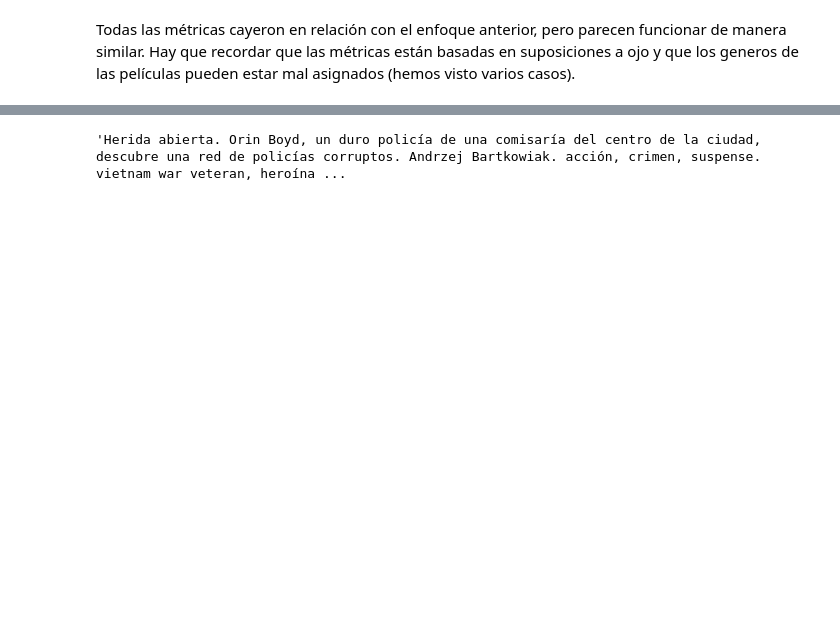
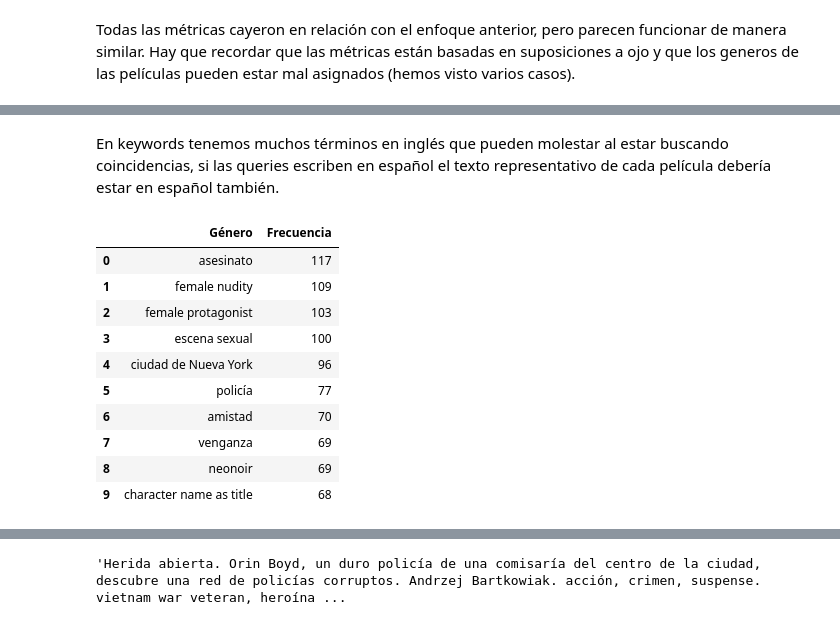
Before and after one commit to nazarenomm/Sistema-de-recomendacion-de-peliculas, a Jupyter notebook: notebooks/entrega_final.ipynb, the cells around one changed output, grey strips where cells are left out. Saved outputs shown, nothing was run; the diff lists cells and outputs as text; code cells hidden in the pictures; blank space fills up the shorter version.

```diff
--- a/notebooks/entrega2.ipynb
+++ b/notebooks/entrega_final.ipynb
@@ -843,0 +856,29 @@ Todas las métricas cayeron en relación con el enfoque anterior, pero parecen f
+# %% [markdown]
+En keywords tenemos muchos términos en inglés que pueden molestar al estar buscando coincidencias, si las queries escriben en español el texto representativo de cada película debería estar en español también.
+# %%
+contador_kw = Counter()
+
+for kw_str in df_pelis['keywords']:
+    kw_str = kw_str.strip('[]')
+    kw_list = [k.strip() for k in kw_str.split(',')]
+    contador_kw.update(kw_list)
+
+# convertir a DataFrame
+df_kw = pd.DataFrame(
+    list(contador_kw.items()),
+    columns=['Género', 'Frecuencia']
+).sort_values('Frecuencia', ascending=False).reset_index(drop=True)
+
+df_kw.head(10)
+# %% [output]
+|  | Género | Frecuencia |
+| 0 | asesinato | 117 |
+| 1 | female nudity | 109 |
+| 2 | female protagonist | 103 |
+| 3 | escena sexual | 100 |
+| 4 | ciudad de Nueva York | 96 |
+| 5 | policía | 77 |
+| 6 | amistad | 70 |
+| 7 | venganza | 69 |
+| 8 | neonoir | 69 |
+| 9 | character name as title | 68 |
```
Also changed, not shown: parts of 37 cells of this notebook, 5 other files.
